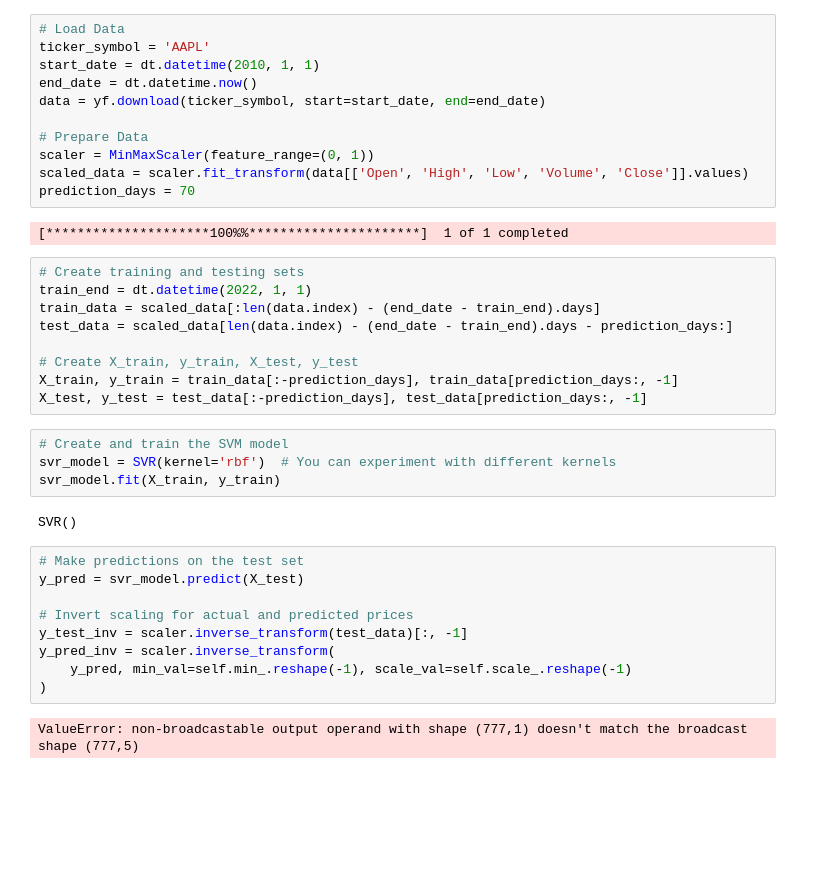
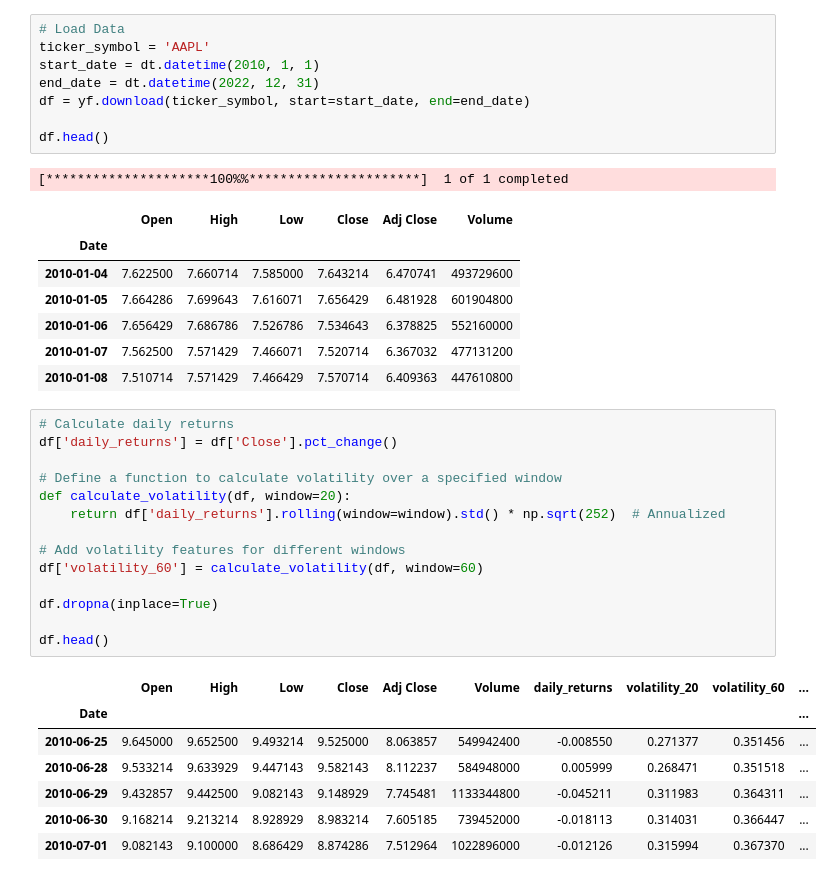
Before and after one commit to vuanhngo14/StockSage, a Jupyter notebook: TestModels/lstm_svm_model.ipynb, the cells around one changed output. Drawn from its saved outputs; the diff is of its cells as text; blank space fills up the shorter version.

```diff
--- a/TestModels/lstm_svm_model.ipynb
+++ b/TestModels/lstm_svm_model.ipynb
@@ -9,38 +22,38 @@ import yfinance as yf
 # Load Data
 ticker_symbol = 'AAPL'
 start_date = dt.datetime(2010, 1, 1)
-end_date = dt.datetime.now()
-data = yf.download(ticker_symbol, start=start_date, end=end_date)
+end_date = dt.datetime(2022, 12, 31)
+df = yf.download(ticker_symbol, start=start_date, end=end_date)
 
-# Prepare Data
-scaler = MinMaxScaler(feature_range=(0, 1))
-scaled_data = scaler.fit_transform(data[['Open', 'High', 'Low', 'Volume', 'Close']].values)
-prediction_days = 70
+df.head()
 # %% [output]
 [*********************100%%**********************]  1 of 1 completed
+|  | Open | High | Low | Close | Adj Close | Volume |
+| Date |  |  |  |  |  |  |
+| 2010-01-04 | 7.622500 | 7.660714 | 7.585000 | 7.643214 | 6.470741 | 493729600 |
+| 2010-01-05 | 7.664286 | 7.699643 | 7.616071 | 7.656429 | 6.481928 | 601904800 |
+| 2010-01-06 | 7.656429 | 7.686786 | 7.526786 | 7.534643 | 6.378825 | 552160000 |
+| 2010-01-07 | 7.562500 | 7.571429 | 7.466071 | 7.520714 | 6.367032 | 477131200 |
+| 2010-01-08 | 7.510714 | 7.571429 | 7.466429 | 7.570714 | 6.409363 | 447610800 |
-# %%
-# Create training and testing sets
-train_end = dt.datetime(2022, 1, 1)
-train_data = scaled_data[:len(data.index) - (end_date - train_end).days]
-test_data = scaled_data[len(data.index) - (end_date - train_end).days - prediction_days:]
-
-# Create X_train, y_train, X_test, y_test
-X_train, y_train = train_data[:-prediction_days], train_data[prediction_days:, -1]
-X_test, y_test = test_data[:-prediction_days], test_data[prediction_days:, -1]
-# %%
-# Create and train the SVM model
-svr_model = SVR(kernel='rbf')  # You can experiment with different kernels
-svr_model.fit(X_train, y_train)
-# %% [output]
-SVR()
-# %%
-# Make predictions on the test set
-y_pred = svr_model.predict(X_test)
-
-# Invert scaling for actual and predicted prices
-y_test_inv = scaler.inverse_transform(test_data)[:, -1]
-y_pred_inv = scaler.inverse_transform(
-    y_pred, min_val=self.min_.reshape(-1), scale_val=self.scale_.reshape(-1)
-)
-# %% [output]
-ValueError: non-broadcastable output operand with shape (777,1) doesn't match the broadcast shape (777,5)
+# %%
+# Calculate daily returns
+df['daily_returns'] = df['Close'].pct_change()
+
+# Define a function to calculate volatility over a specified window
+def calculate_volatility(df, window=20):
+    return df['daily_returns'].rolling(window=window).std() * np.sqrt(252)  # Annualized
+
+# Add volatility features for different windows
+df['volatility_60'] = calculate_volatility(df, window=60)
+
+df.dropna(inplace=True)
+
+df.head()
+# %% [output]
+|  | Open | High | Low | Close | Adj Close | Volume | daily_returns | volatility_20 | volatility_60 | ... |
+| Date |  |  |  |  |  |  |  |  |  | ... |
+| 2010-06-25 | 9.645000 | 9.652500 | 9.493214 | 9.525000 | 8.063857 | 549942400 | -0.008550 | 0.271377 | 0.351456 | ... |
+| 2010-06-28 | 9.533214 | 9.633929 | 9.447143 | 9.582143 | 8.112237 | 584948000 | 0.005999 | 0.268471 | 0.351518 | ... |
+| 2010-06-29 | 9.432857 | 9.442500 | 9.082143 | 9.148929 | 7.745481 | 1133344800 | -0.045211 | 0.311983 | 0.364311 | ... |
+| 2010-06-30 | 9.168214 | 9.213214 | 8.928929 | 8.983214 | 7.605185 | 739452000 | -0.018113 | 0.314031 | 0.366447 | ... |
+| 2010-07-01 | 9.082143 | 9.100000 | 8.686429 | 8.874286 | 7.512964 | 1022896000 | -0.012126 | 0.315994 | 0.367370 | ... |
```
Also changed, not shown: parts of 4 cells of this notebook.
